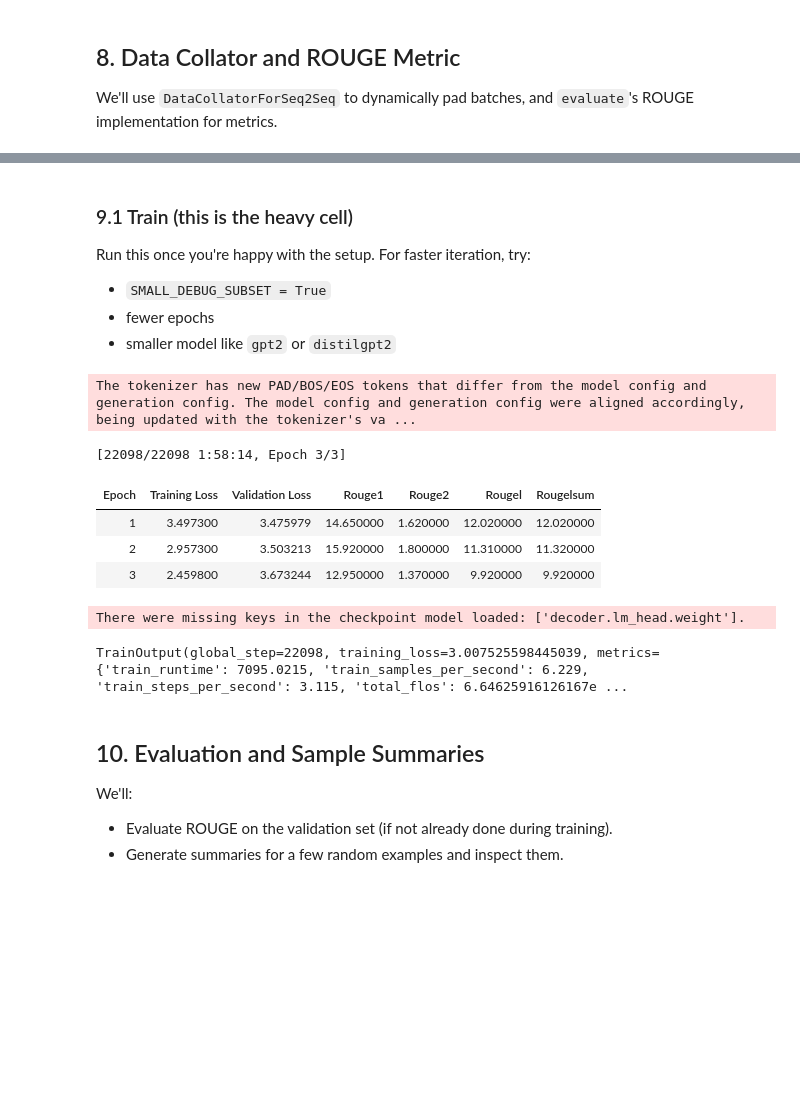
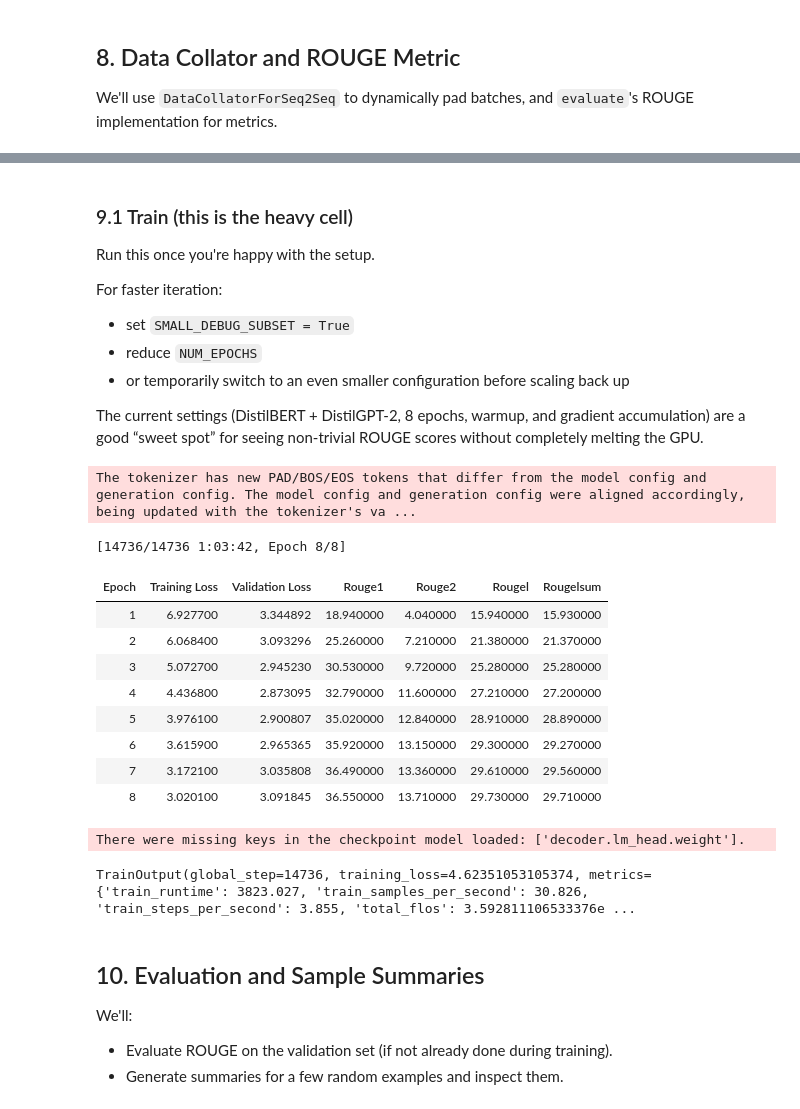
Before and after one commit to LittleHouse75/flatiron-language-models-for-ai, a Jupyter notebook: archive/flatiron-language-models-for-ai-bert-gpt2.ipynb, the cells around one changed output, grey strips where cells are left out. Cells and saved outputs as stored; diff of their text form; code cells hidden in the pictures; blank space fills up the shorter version.

```diff
--- a/flatiron-language-models-for-ai.ipynb
+++ b/archive/flatiron-language-models-for-ai-bert-gpt2.ipynb
@@ -394,9 +411,9 @@ enc_tokenizer, dec_tokenizer
  }
  ))
 # %%
-enc_tokenizer = RobertaTokenizerFast.from_pretrained(MODEL_ENCODER_NAME)
 
-dec_tokenizer = GPT2TokenizerFast.from_pretrained(MODEL_DECODER_NAME)
+enc_tokenizer = AutoTokenizer.from_pretrained(MODEL_ENCODER_NAME, use_fast=True)
+dec_tokenizer = AutoTokenizer.from_pretrained(MODEL_DECODER_NAME, use_fast=True)
 # GPT-2 has no pad token by default; add one
 if dec_tokenizer.pad_token is None:
     dec_tokenizer.add_special_tokens({"pad_token": "[PAD]"})
@@ -569,9 +585,16 @@ def postprocess_text(preds, labels):
 def compute_metrics(eval_pred):
     preds, labels = eval_pred
 
-    # Replace -100 back to pad_token_id so we can decode
+    # --- FIX START ---
+    # Replace -100 in the predictions as well, as Seq2SeqTrainer pads predictions
+    # with -100 to handle variable generation lengths across batches.
+    preds = np.where(preds != -100, preds, dec_tokenizer.pad_token_id)
+    # --- FIX END ---
+
+    # Replace -100 back to pad_token_id so we can decode labels
     labels = np.where(labels != -100, labels, dec_tokenizer.pad_token_id)
 
+    # Decode
     decoded_preds = dec_tokenizer.batch_decode(preds, skip_special_tokens=True)
     decoded_labels = dec_tokenizer.batch_decode(labels, skip_special_tokens=True)
 
@@ -592,20 +624,44 @@ Start with `SMALL_DEBUG_SUBSET = True` to confirm the pipeline works, then scale
 # %%
+# training_args = Seq2SeqTrainingArguments(
+#     output_dir=OUTPUT_DIR,
+#     eval_strategy="epoch",
+#     save_strategy="epoch",
+#     logging_strategy="steps",
+#     logging_steps=100,
+#     per_device_train_batch_size=BATCH_SIZE,
+#     per_device_eval_batch_size=BATCH_SIZE,
+#     learning_rate=LEARNING_RATE,
+#     num_train_epochs=NUM_EPOCHS,
+#     weight_decay=0.01,
+#     predict_with_generate=True,
+#     fp16=torch.cuda.is_available(),
+#     load_best_model_at_end=True,
+#     metric_for_best_model="rougeL",
+#     greater_is_better=True,
+# )
+
+
 training_args = Seq2SeqTrainingArguments(
     output_dir=OUTPUT_DIR,
     eval_strategy="epoch",
     save_strategy="epoch",
     logging_strategy="steps",
-    logging_steps=100,
+    logging_steps=LOGGING_STEPS,
     per_device_train_batch_size=BATCH_SIZE,
     per_device_eval_batch_size=BATCH_SIZE,
+    gradient_accumulation_steps=GRAD_ACCUM_STEPS,
+    num_train_epochs=NUM_EPOCHS,
     learning_rate=LEARNING_RATE,
-    num_train_epochs=NUM_EPOCHS,
-    weight_decay=0.01,
+    warmup_steps=WARMUP_STEPS,
+    weight_decay=WEIGHT_DECAY,
     predict_with_generate=True,
     fp16=torch.cuda.is_available(),
     load_best_model_at_end=True,
     metric_for_best_model="rougeL",
     greater_is_better=True,
+    save_total_limit=2,            # keeps checkpoints manageable
+    generation_max_length=64,      # your summary length cap
+    generation_num_beams=4,
 )
 # %%
 trainer = Seq2SeqTrainer(
@@ -619,26 +675,38 @@ trainer = Seq2SeqTrainer(
 )
 # %% [markdown]
 ### 9.1 Train (this is the heavy cell)
+
 Run this once you're happy with the setup.
-For faster iteration, try:
-- `SMALL_DEBUG_SUBSET = True`
-- fewer epochs
-- smaller model like `gpt2` or `distilgpt2`
+
+For faster iteration:
+
+- set `SMALL_DEBUG_SUBSET = True`
+- reduce `NUM_EPOCHS`
+- or temporarily switch to an even smaller configuration before scaling back up
+
+The current settings (DistilBERT + DistilGPT-2, 8 epochs, warmup, and gradient accumulation)
+are a good “sweet spot” for seeing non-trivial ROUGE scores without completely melting the GPU.
 # %%
 # Uncomment to train
 train_result = trainer.train()
 trainer.save_model(OUTPUT_DIR)
+trainer.save_model(os.path.join(OUTPUT_DIR, "best"))
 trainer.save_state()
 train_result
 # %% [output]
 The tokenizer has new PAD/BOS/EOS tokens that differ from the model config and generation config. The model config and generation config were aligned accordingly, being updated with the tokenizer's va ...
-[22098/22098 1:58:14, Epoch 3/3]
+[14736/14736 1:03:42, Epoch 8/8]
 | Epoch | Training Loss | Validation Loss | Rouge1 | Rouge2 | Rougel | Rougelsum |
-| 1 | 3.497300 | 3.475979 | 14.650000 | 1.620000 | 12.020000 | 12.020000 |
-| 2 | 2.957300 | 3.503213 | 15.920000 | 1.800000 | 11.310000 | 11.320000 |
-| 3 | 2.459800 | 3.673244 | 12.950000 | 1.370000 | 9.920000 | 9.920000 |
+| 1 | 6.927700 | 3.344892 | 18.940000 | 4.040000 | 15.940000 | 15.930000 |
+| 2 | 6.068400 | 3.093296 | 25.260000 | 7.210000 | 21.380000 | 21.370000 |
+| 3 | 5.072700 | 2.945230 | 30.530000 | 9.720000 | 25.280000 | 25.280000 |
+| 4 | 4.436800 | 2.873095 | 32.790000 | 11.600000 | 27.210000 | 27.200000 |
+| 5 | 3.976100 | 2.900807 | 35.020000 | 12.840000 | 28.910000 | 28.890000 |
+| 6 | 3.615900 | 2.965365 | 35.920000 | 13.150000 | 29.300000 | 29.270000 |
+| 7 | 3.172100 | 3.035808 | 36.490000 | 13.360000 | 29.610000 | 29.560000 |
+| 8 | 3.020100 | 3.091845 | 36.550000 | 13.710000 | 29.730000 | 29.710000 |
 There were missing keys in the checkpoint model loaded: ['decoder.lm_head.weight'].
-TrainOutput(global_step=22098, training_loss=3.007525598445039, metrics={'train_runtime': 7095.0215, 'train_samples_per_second': 6.229, 'train_steps_per_second': 3.115, 'total_flos': 6.64625916126167e ...
+TrainOutput(global_step=14736, training_loss=4.62351053105374, metrics={'train_runtime': 3823.027, 'train_samples_per_second': 30.826, 'train_steps_per_second': 3.855, 'total_flos': 3.592811106533376e ...
 # %% [markdown]
 ## 10. Evaluation and Sample Summaries
 We'll:
```
Also changed, not shown: parts of 13 cells of this notebook, 20 other files.
